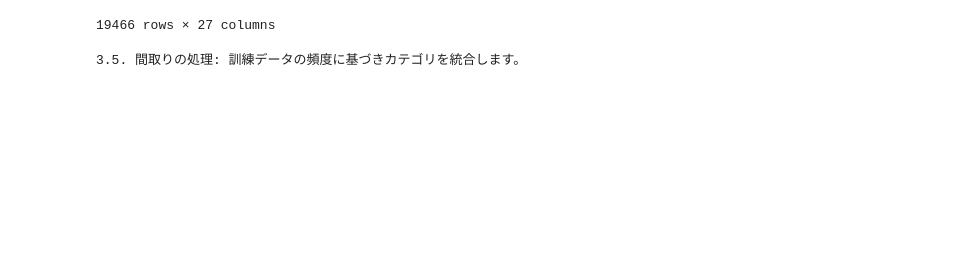
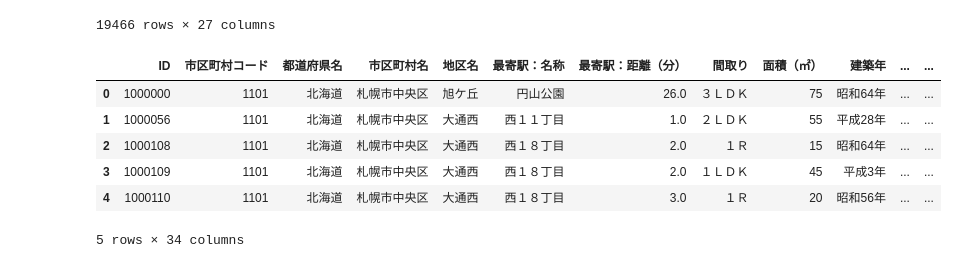
Before and after one commit to sabritzu4279i-ship-it/-, a Jupyter notebook: notebooks/test03_feature_engeneering.ipynb, the cells around one changed output. Drawn from its saved outputs; the diff is of its cells as text; code cells hidden in the pictures; blank space fills up the shorter version.

```diff
--- a/notebooks/test03_feature_engeneering.ipynb
+++ b/notebooks/test03_feature_engeneering.ipynb
@@ -14,11 +14,10 @@ processed_path = os.path.join(PREDICT_DIR, processed_file)
 
 # --- 2. データの読み込み ---
 print("2. クレンジング済みデータを読み込みます。")
-try:
-    df_test = pd.read_parquet(cleaned_data_path)
-except FileNotFoundError:
-    print(f"エラー: {cleaned_data_path} が見つかりません。test01 を先に実行してください。")
-    exit()
+
+df_test = pd.read_parquet(cleaned_data_path)
+features_data_path = '../data/processed/features.parquet'
+df = pd.read_parquet(features_data_path)
 # %% [output]
 2. クレンジング済みデータを読み込みます。
 # %%
@@ -186,49 +184,24 @@ df_test
 | 19465 | 47007421 | 47213 | 沖縄県 | うるま市 | 字江洲 | None | NaN | ３ＬＤＫ | 65 | 平成27年 | ... | ... |
 19466 rows × 27 columns
 # %%
-# 03test_feature_engeneering.py (抜粋)
+# 1. 欠損値を一時的に埋める
+df_test["間取り_filled"] = df_test["間取り"].fillna("欠損値")
 
-# ... (3.4. 取引事情ダミー変数作成の後に追加) ...
+# 2. 頻度を計算する (新しい'間取り_filled'列に対して)
+freq = df_test["間取り_filled"].value_counts()
 
-# ==============================================================================
-# 3.5. 間取りの処理 (訓練データの頻度に基づいた統合とダミー変数化)
-# ==============================================================================
-print("3.5. 間取りの処理: 訓練データの頻度に基づきカテゴリを統合します。")
+# 3. グループ化の適用
+df_test["間取り_grouped"] = df_test["間取り_filled"].apply(lambda x: x if freq[x] > 1000 else "その他")
 
-# 訓練データから得られた、残すべきカテゴリのリストを定義 🚨
-# (閾値 1000 件に基づいて決定)
-RETAINED_CATEGORIES = [
-    '３ＬＤＫ', '１Ｋ', '２ＬＤＫ', '４ＬＤＫ', '１ＬＤＫ', '２ＤＫ',
-    '欠損値', '１ＤＫ', '３ＤＫ', '１Ｒ', 'オープンフロア', '２ＬＤＫ＋Ｓ',
-    '４ＤＫ', '２Ｋ'
-]
-GROUPED_COL = '間取り_grouped'
-ORIGINAL_COL = '間取り'
+# # 3. ダミー変数化（0/1化）
+df_test = pd.get_dummies(df_test, columns=["間取り_grouped"], dtype=int)
 
-if ORIGINAL_COL in df_test.columns:
-
-    # 1. 欠損値を '欠損値' 文字列で埋める
-    df_test[GROUPED_COL] = df_test[ORIGINAL_COL].fillna("欠損値")
-
-    # 2. 訓練データで決定したリストに含まれないカテゴリを "その他" に置換
-    df_test[GROUPED_COL] = df_test[GROUPED_COL].apply(
-        lambda x: x if x in RETAINED_CATEGORIES else "その他"
-    )
-
-    # 3. ダミー変数化の準備: 訓練データで生成された全てのダミー列名を定義
-    required_dummy_cols = [f'{GROUPED_COL}_{cat}' for cat in RETAINED_CATEGORIES]
-    required_dummy_cols.append(f'{GROUPED_COL}_その他')
-
-    # 4. ダミー変数化
-    df_dummies = pd.get_dummies(df_test[GROUPED_COL], prefix=GROUPED_COL, dtype=int)
-
-    # 5. reindexで列を揃え、df_testに結合
-    df_dummies = df_dummies.reindex(columns=required_dummy_cols, fill_value=0)
-
-    # 元のdf_testに結合
-    df_test = pd.concat([df_test, df_dummies], axis=1)
-
-    # 6. 不要な中間列を削除
-    df_test = df_test.drop(columns=[ORIGINAL_COL, GROUPED_COL], errors='ignore')
+df_test.head()
 # %% [output]
+|  | ID | 市区町村コード | 都道府県名 | 市区町村名 | 地区名 | 最寄駅：名称 | 最寄駅：距離（分） | 間取り | 面積（㎡） | 建築年 | ... | ... |
+| 0 | 1000000 | 1101 | 北海道 | 札幌市中央区 | 旭ケ丘 | 円山公園 | 26.0 | ３ＬＤＫ | 75 | 昭和64年 | ... | ... |
+| 1 | 1000056 | 1101 | 北海道 | 札幌市中央区 | 大通西 | 西１１丁目 | 1.0 | ２ＬＤＫ | 55 | 平成28年 | ... | ... |
+| 2 | 1000108 | 1101 | 北海道 | 札幌市中央区 | 大通西 | 西１８丁目 | 2.0 | １Ｒ | 15 | 昭和64年 | ... | ... |
+| 3 | 1000109 | 1101 | 北海道 | 札幌市中央区 | 大通西 | 西１８丁目 | 2.0 | １ＬＤＫ | 45 | 平成3年 | ... | ... |
+| 4 | 1000110 | 1101 | 北海道 | 札幌市中央区 | 大通西 | 西１８丁目 | 3.0 | １Ｒ | 20 | 昭和56年 | ... | ... |
-3.5. 間取りの処理: 訓練データの頻度に基づきカテゴリを統合します。
+5 rows × 34 columns
```
Also changed, not shown: parts of 17 cells of this notebook, 3 other files.
